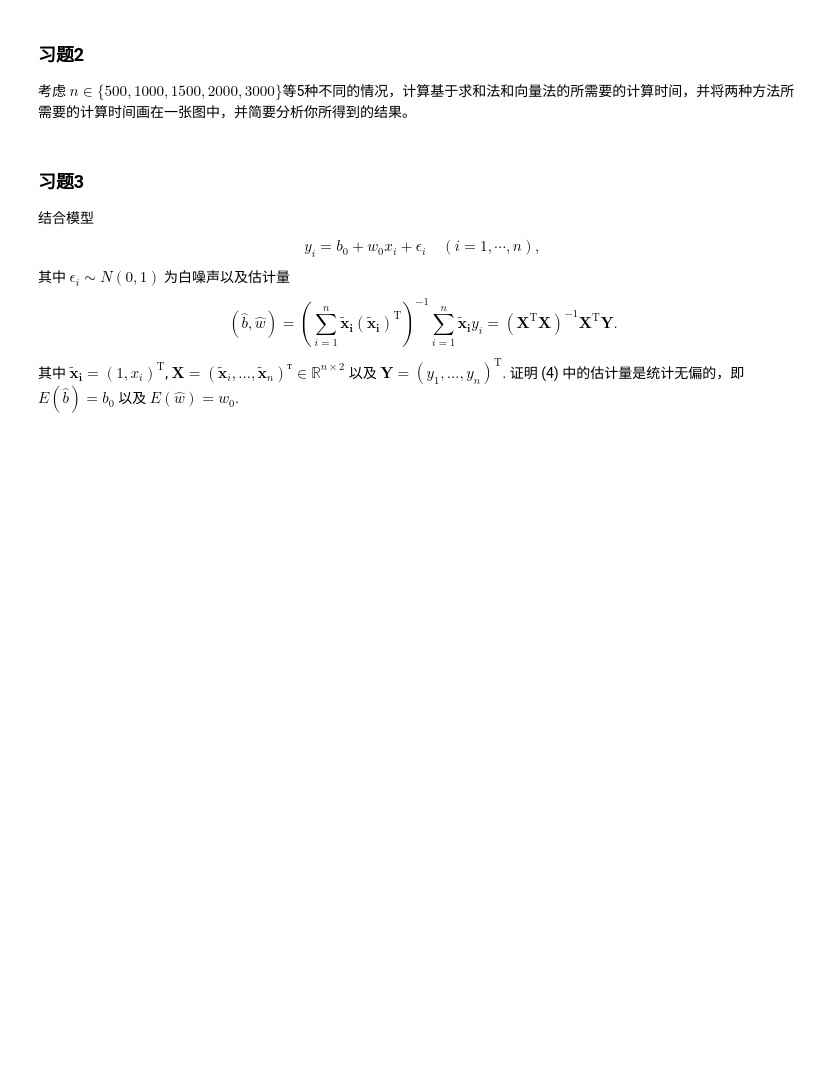
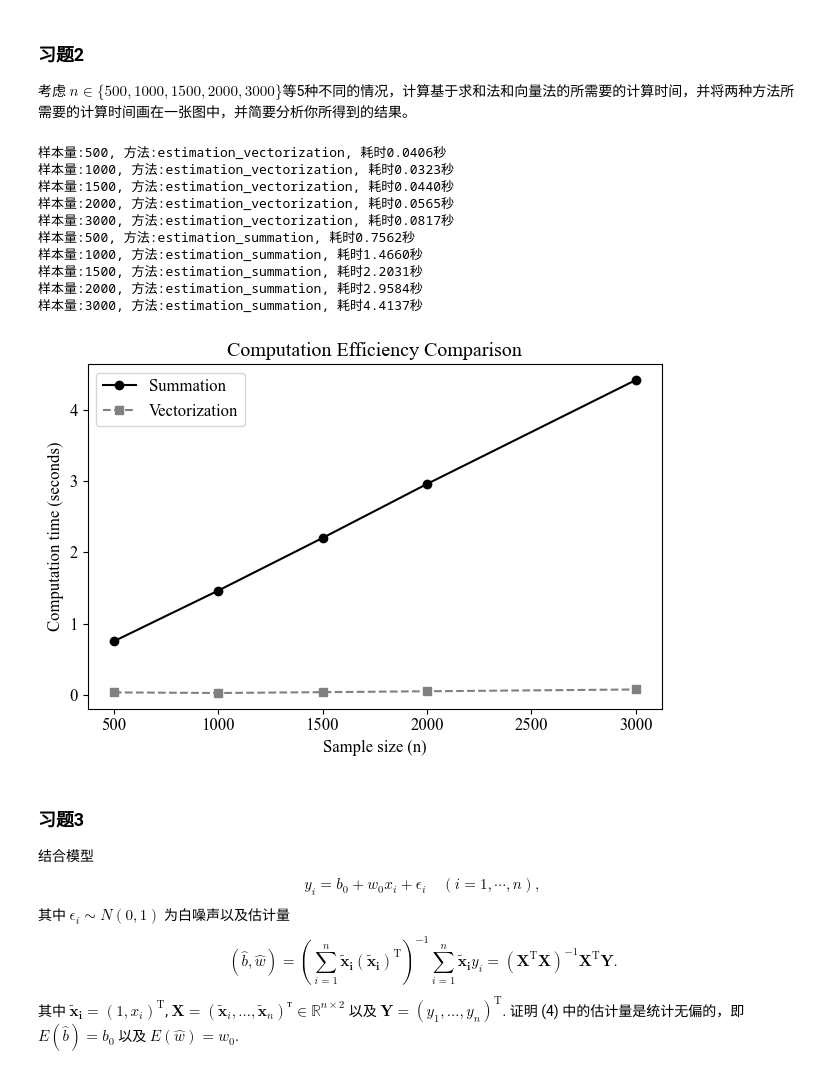
Before and after one commit to shenjiann/AI_2025FALL, a Jupyter notebook: Homework/AI_week02_solution.ipynb, the cells around one changed output. Cells and saved outputs as stored; diff of their text form; code cells hidden in the pictures; blank space fills up the shorter version.

```diff
--- a/Homework/AI_week02_solution.ipynb
+++ b/Homework/AI_week02_solution.ipynb
@@ -16,6 +262,22 @@
 ### 习题2
 
 考虑 $n \in \{500, 1000, 1500, 2000, 3000\}$等5种不同的情况，计算基于求和法和向量法的所需要的计算时间，并将两种方法所需要的计算时间画在一张图中，并简要分析你所得到的结果。
+# %%
+times_vectorization = calculate_time(sample_sizes=(500, 1000, 1500, 2000, 3000), method=estimation_vectorization)
+times_summation = calculate_time(sample_sizes=(500, 1000, 1500, 2000, 3000), method=estimation_summation)
+plot_time_comparison(times_summation, times_vectorization)
+# %% [output]
+样本量:500, 方法:estimation_vectorization, 耗时0.0406秒
+样本量:1000, 方法:estimation_vectorization, 耗时0.0323秒
+样本量:1500, 方法:estimation_vectorization, 耗时0.0440秒
+样本量:2000, 方法:estimation_vectorization, 耗时0.0565秒
+样本量:3000, 方法:estimation_vectorization, 耗时0.0817秒
+样本量:500, 方法:estimation_summation, 耗时0.7562秒
+样本量:1000, 方法:estimation_summation, 耗时1.4660秒
+样本量:1500, 方法:estimation_summation, 耗时2.2031秒
+样本量:2000, 方法:estimation_summation, 耗时2.9584秒
+样本量:3000, 方法:estimation_summation, 耗时4.4137秒
+[figure, added]
 # %% [markdown]
 ### 习题3
 结合模型
```
Also changed, not shown: parts of 8 cells of this notebook, 3 other files.
